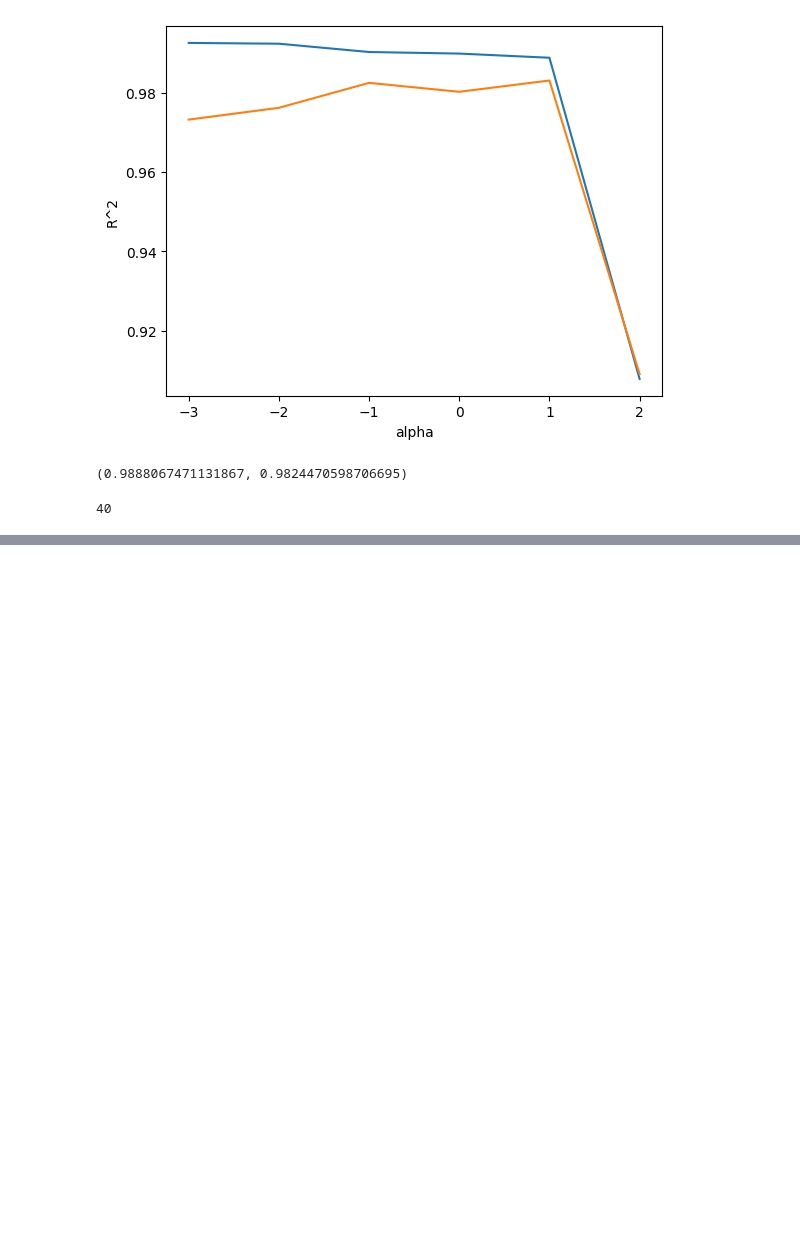
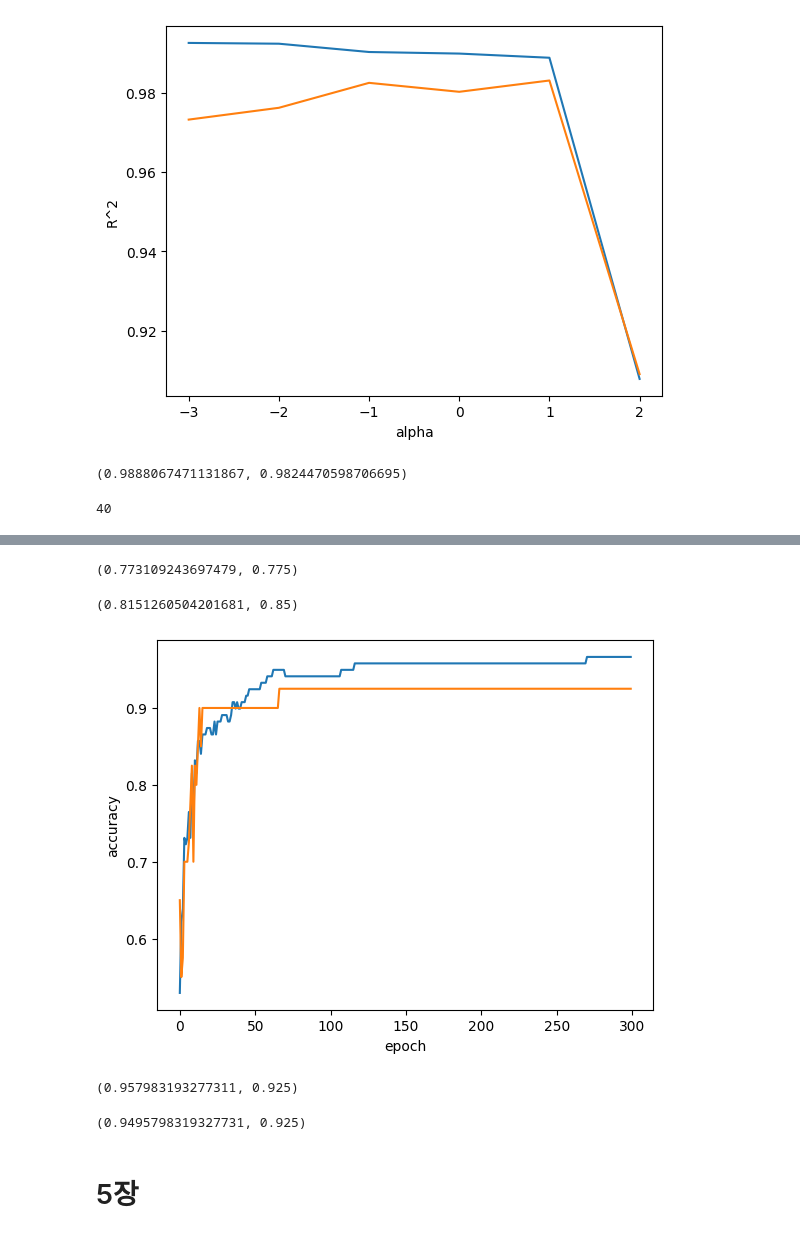
Before and after one commit to lth0813/KEPCO, a Jupyter notebook: ML & DL/BreamAndSmelt.ipynb, the cells around one changed output, grey strips where cells are left out. Saved outputs shown, nothing was run; the diff lists cells and outputs as text; code cells hidden in the pictures; blank space fills up the shorter version.

```diff
--- a/ML & DL/BreamAndSmelt.ipynb
+++ b/ML & DL/BreamAndSmelt.ipynb
@@ -613,0 +821,51 @@ np.sum(lasso.coef_ == 0)
+# %%
+sc = SGDClassifier(loss='log_loss', max_iter=10, random_state=42)
+sc.fit(train_scaled, train_target)
+sc.score(train_scaled, train_target), sc.score(test_scaled, test_target)
+# %% [output]
+(0.773109243697479, 0.775)
+# %%
+# 수행 횟수가 적어서 정확도가 낮다
+# 이어서 훈련하는건 partial_fit()을 사용한다
+sc.partial_fit(train_scaled, train_target)
+sc.score(train_scaled, train_target), sc.score(test_scaled, test_target)
+# %% [output]
+(0.8151260504201681, 0.85)
+# %%
+# 에포크가 너무 많으면 과대적합이 시작되므로 괴대적합이 시작되기전에 조기 종료를 시켜야한다.
+sc = SGDClassifier(loss="log_loss", random_state=42)
+train_score = []
+test_score= []
+classes = np.unique(train_target)
+# %%
+for _ in range(0, 300):
+    sc.partial_fit(train_scaled, train_target, classes=classes)
+    train_score.append(sc.score(train_scaled, train_target))
+    test_score.append(sc.score(test_scaled,test_target))
+# %%
+plt.plot(train_score)
+plt.plot(test_score)
+plt.xlabel('epoch')
+plt.ylabel('accuracy')
+plt.show()
+# %% [output]
+[figure, added]
+# %%
+# 파랑은 훈련 세트 그래프
+# 주황은 테스트 세트 그래프
+# 100번 이후로 과대적합이 시작되는거 같으니까 에포크를 100에 맞추고 다시 해봅시다.
+sc = SGDClassifier(loss="log_loss", max_iter=100, tol=None, random_state=42)
+sc.fit(train_scaled, train_target)
+sc.score(train_scaled, train_target), sc.score(test_scaled, test_target)
+# %% [output]
+(0.957983193277311, 0.925)
+# %%
+# %loss의 매개변수 - 우리는 이제껏 log_loss만 사용했지만 기본값은 hinge고 힌지 손실은 서포트 벡터 머신이라는 알고리즘의 손실 함수
+# 힌지 손실을 사용한 예시
+sc = SGDClassifier(loss='hinge', max_iter=100, tol=None, random_state=42)
+sc.fit(train_scaled, train_target)
+sc.score(train_scaled, train_target), sc.score(test_scaled, test_target)
+# %% [output]
+(0.9495798319327731, 0.925)
+# %% [markdown]
+# 5장
```
Also changed, not shown: parts of 37 cells of this notebook, 1 other file.
